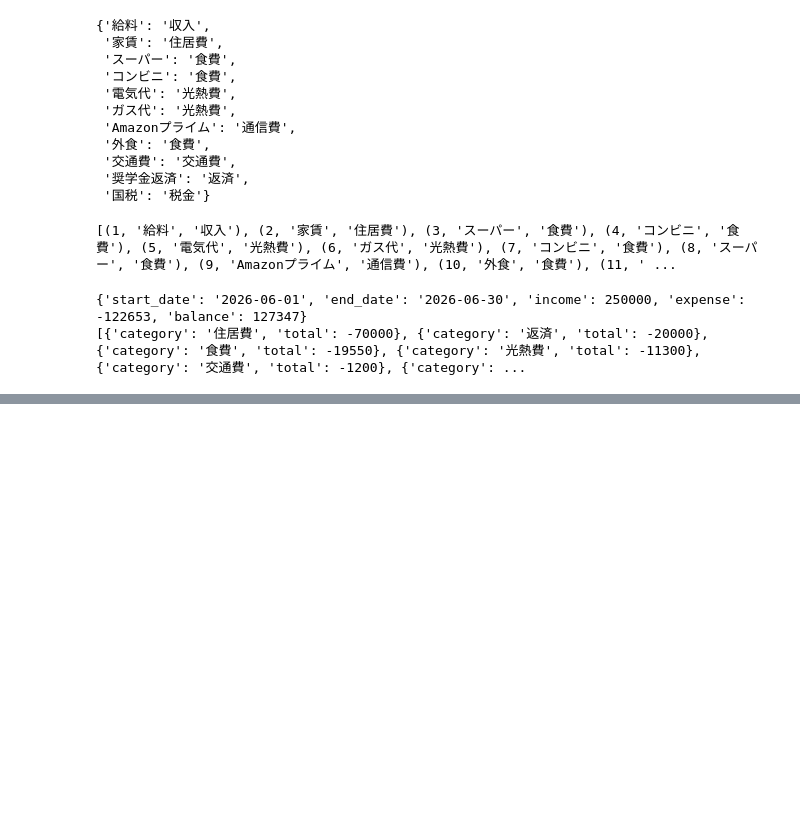
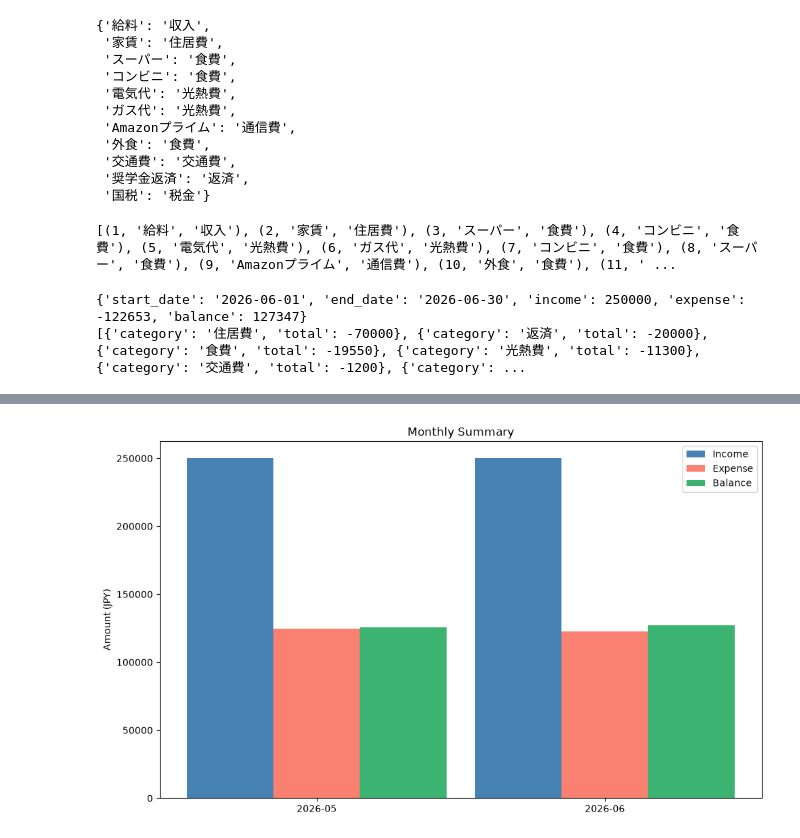
Before and after one commit to RedFalcon72/money_manager, a Jupyter notebook: notebooks/explore.ipynb, the cells around one changed output, grey strips where cells are left out. Saved outputs shown, nothing was run; the diff lists cells and outputs as text; code cells hidden in the pictures; blank space fills up the shorter version.

```diff
--- a/notebooks/explore.ipynb
+++ b/notebooks/explore.ipynb
@@ -78,0 +99,33 @@ print(get_category_summary("2026-06-01", "2026-06-30"))
+# %%
+import matplotlib.pyplot as plt
+import matplotlib
+from tracker.database import get_summary
+
+# 5月と6月のサマリーを取得
+summaries = [
+    get_summary("2026-05-01", "2026-05-31"),
+    get_summary("2026-06-01", "2026-06-30"),
+]
+
+months = [s["start_date"][:7] for s in summaries]
+incomes = [s["income"] for s in summaries]
+expenses = [abs(s["expense"]) for s in summaries]
+balances = [s["balance"] for s in summaries]
+
+x = range(len(months))
+width = 0.3
+
+fig, ax = plt.subplots(figsize=(10, 6))
+ax.bar([i - width for i in x], incomes, width, label="Income", color="steelblue")
+ax.bar(x, expenses, width, label="Expense", color="salmon")
+ax.bar([i + width for i in x], balances, width, label="Balance", color="mediumseagreen")
+
+ax.set_xticks(list(x))
+ax.set_xticklabels(months)
+ax.set_ylabel("Amount (JPY)")
+ax.set_title("Monthly Summary")
+ax.legend()
+plt.tight_layout()
+plt.show()
+# %% [output]
+[figure, added]
```
Also changed, not shown: parts of 2 cells of this notebook, 3 other files.
